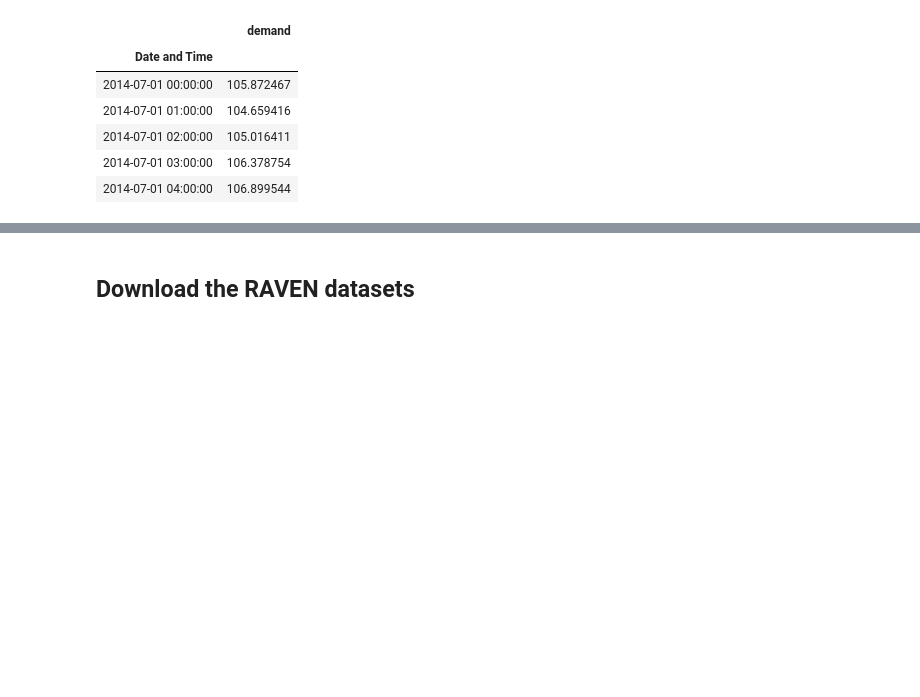
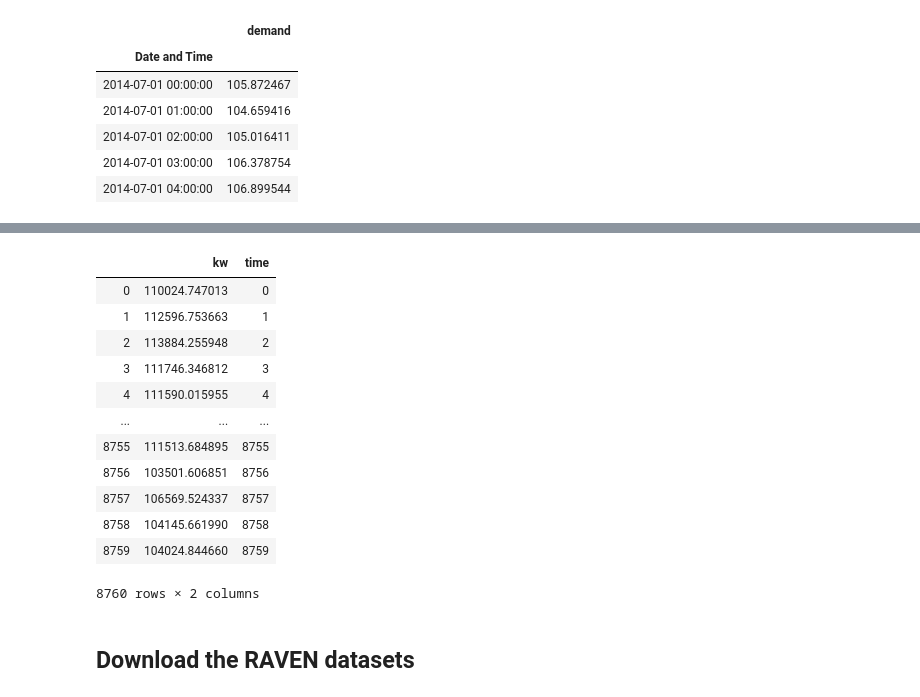
Before and after one commit to arfc/pride, a Jupyter notebook: data_processing/steam_demand.ipynb, the cells around one changed output, grey strips where cells are left out. Drawn from its saved outputs; the diff is of its cells as text; code cells hidden in the pictures; blank space fills up the shorter version.

```diff
--- a/data_processing/steam_demand.ipynb
+++ b/data_processing/steam_demand.ipynb
@@ -79,8 +131,24 @@ where ``time`` is in hours and ``demand`` is in klbs/hr
 %%capture
 steam_data15.reset_index(inplace=True)
 steam_data15['time'] = steam_data15.index
-steam_data15.drop(['Date and Time'], axis=1, inplace=True)
+steam_data15.drop(['Date and Time','demand'], axis=1, inplace=True)
 steam_data15.head()
+# %%
+steam_data15
+# %% [output]
+|  | kw | time |
+| 0 | 110024.747013 | 0 |
+| 1 | 112596.753663 | 1 |
+| 2 | 113884.255948 | 2 |
+| 3 | 111746.346812 | 3 |
+| 4 | 111590.015955 | 4 |
+| ... | ... | ... |
+| 8755 | 111513.684895 | 8755 |
+| 8756 | 103501.606851 | 8756 |
+| 8757 | 106569.524337 | 8757 |
+| 8758 | 104145.661990 | 8758 |
+| 8759 | 104024.844660 | 8759 |
+8760 rows × 2 columns
 # %%
 %%capture
 steam_data16.reset_index(inplace=True)
```
Also changed, not shown: parts of 22 cells of this notebook.
